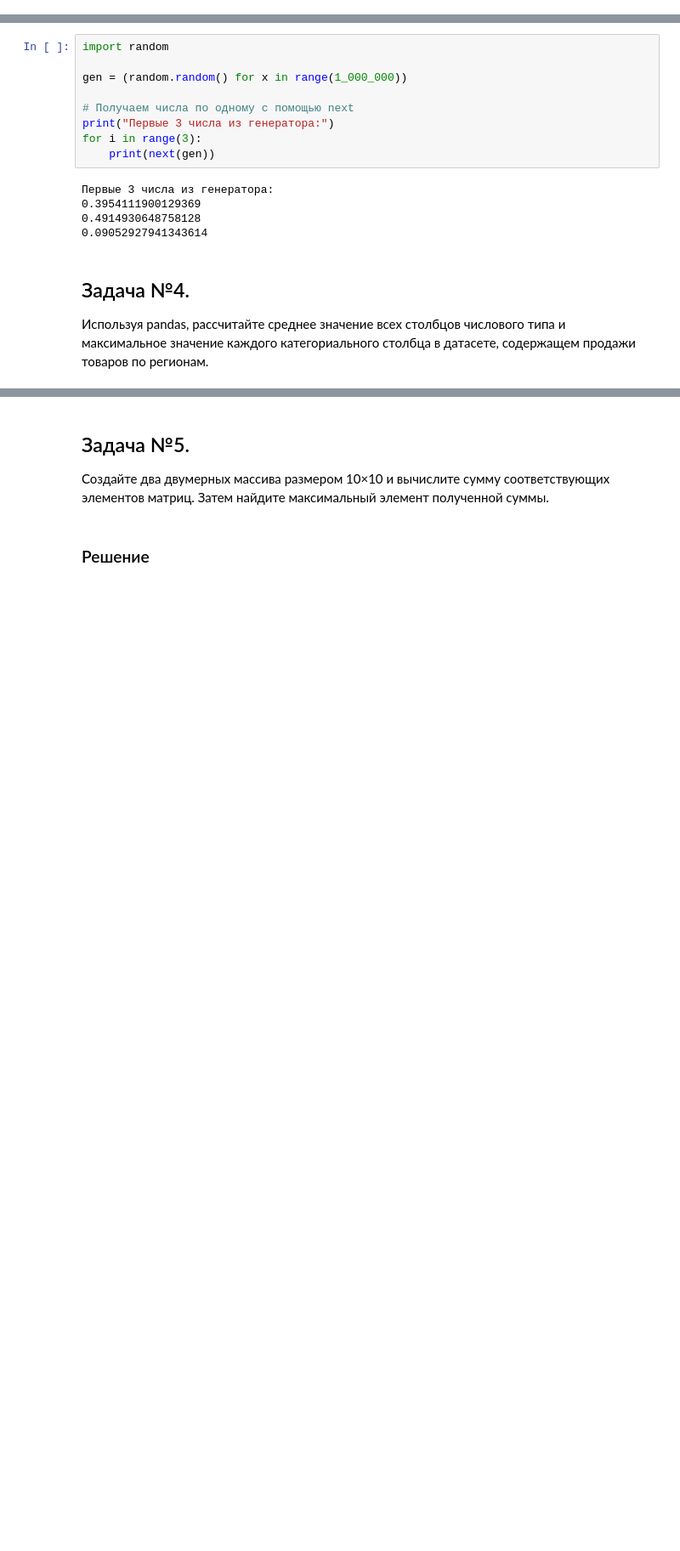
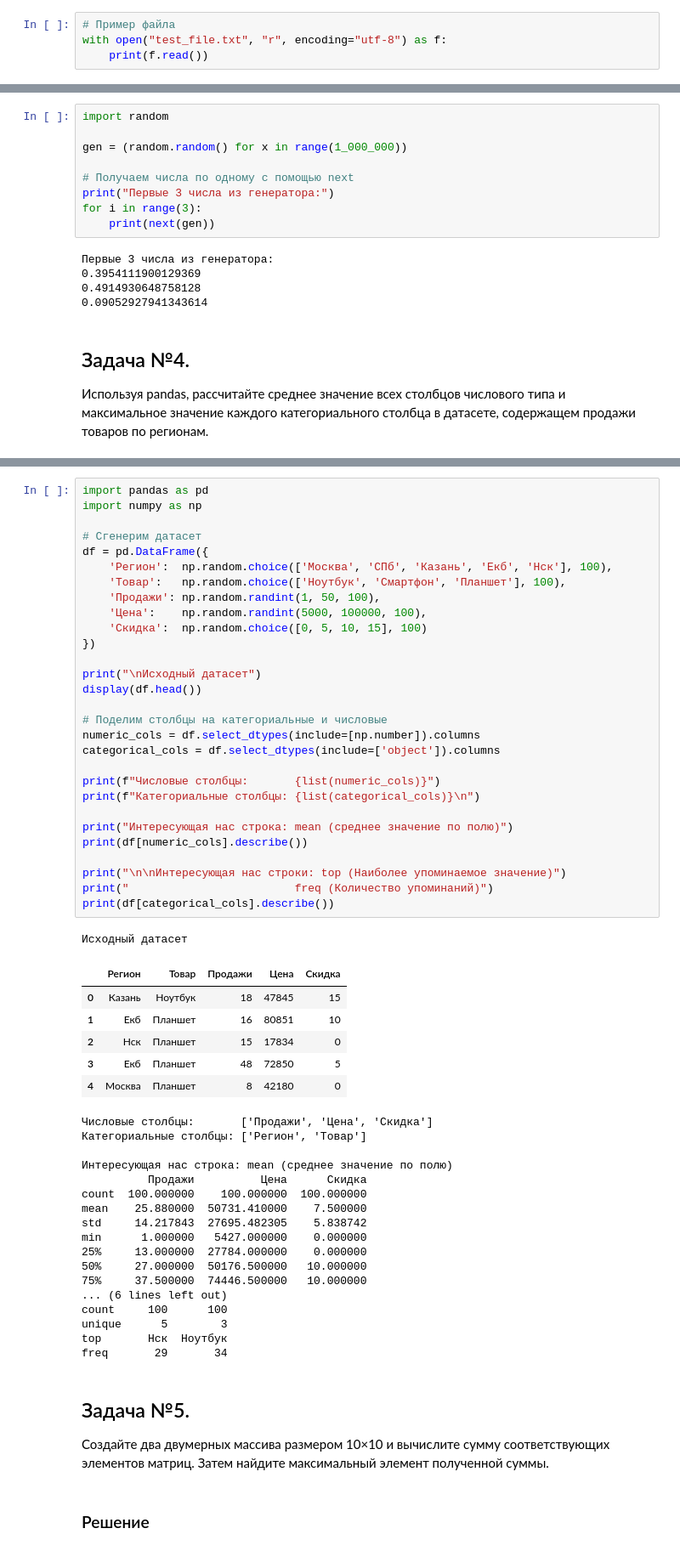
Before and after one commit to mustdayker/docker_projects, a Jupyter notebook: etl_project_v1/jupyter/work/test_sber/python.ipynb, the cells around one changed output, grey strips where cells are left out. Shown at 85% size. Drawn from its saved outputs; the diff is of its cells as text; blank space fills up the shorter version.

```diff
--- a/etl_project_v1/jupyter/work/test_sber/python.ipynb
+++ b/etl_project_v1/jupyter/work/test_sber/python.ipynb
@@ -97,0 +113,4 @@ print(f"Результаты совпадают: {our_sort_result == python_sort
+# %%
+# Пример файла
+with open("test_file.txt", "r", encoding="utf-8") as f:
+    print(f.read())
@@ -128,3 +177,57 @@ for i in range(3):
+# %%
+import pandas as pd
+import numpy as np
+
+# Сгенерим датасет
+df = pd.DataFrame({
+    'Регион':  np.random.choice(['Москва', 'СПб', 'Казань', 'Екб', 'Нск'], 100),
+    'Товар':   np.random.choice(['Ноутбук', 'Смартфон', 'Планшет'], 100),
+    'Продажи': np.random.randint(1, 50, 100),
+    'Цена':    np.random.randint(5000, 100000, 100),
+    'Скидка':  np.random.choice([0, 5, 10, 15], 100)
+})
+
+print("\nИсходный датасет")
+display(df.head())
+
+# Поделим столбцы на категориальные и числовые
+numeric_cols = df.select_dtypes(include=[np.number]).columns
+categorical_cols = df.select_dtypes(include=['object']).columns
+
+print(f"Числовые столбцы:       {list(numeric_cols)}")
+print(f"Категориальные столбцы: {list(categorical_cols)}\n")
+
+print("Интересующая нас строка: mean (среднее значение по полю)")
+print(df[numeric_cols].describe())
+
+print("\n\nИнтересующая нас строки: top (Наиболее упоминаемое значение)")
+print("                         freq (Количество упоминаний)")
+print(df[categorical_cols].describe())
+# %% [output]
+Исходный датасет
+|  | Регион | Товар | Продажи | Цена | Скидка |
+| 0 | Казань | Ноутбук | 18 | 47845 | 15 |
+| 1 | Екб | Планшет | 16 | 80851 | 10 |
+| 2 | Нск | Планшет | 15 | 17834 | 0 |
+| 3 | Екб | Планшет | 48 | 72850 | 5 |
+| 4 | Москва | Планшет | 8 | 42180 | 0 |
+Числовые столбцы:       ['Продажи', 'Цена', 'Скидка']
+Категориальные столбцы: ['Регион', 'Товар']
+
+Интересующая нас строка: mean (среднее значение по полю)
+          Продажи          Цена      Скидка
+count  100.000000    100.000000  100.000000
+mean    25.880000  50731.410000    7.500000
+std     14.217843  27695.482305    5.838742
+min      1.000000   5427.000000    0.000000
+25%     13.000000  27784.000000    0.000000
+50%     27.000000  50176.500000   10.000000
+75%     37.500000  74446.500000   10.000000
+... (6 lines left out)
+count     100      100
+unique      5        3
+top       Нск  Ноутбук
+freq       29       34
 # %% [markdown]
 ## Задача №5.
 
```
Also changed, not shown: parts of 17 cells of this notebook, 2 other files.
